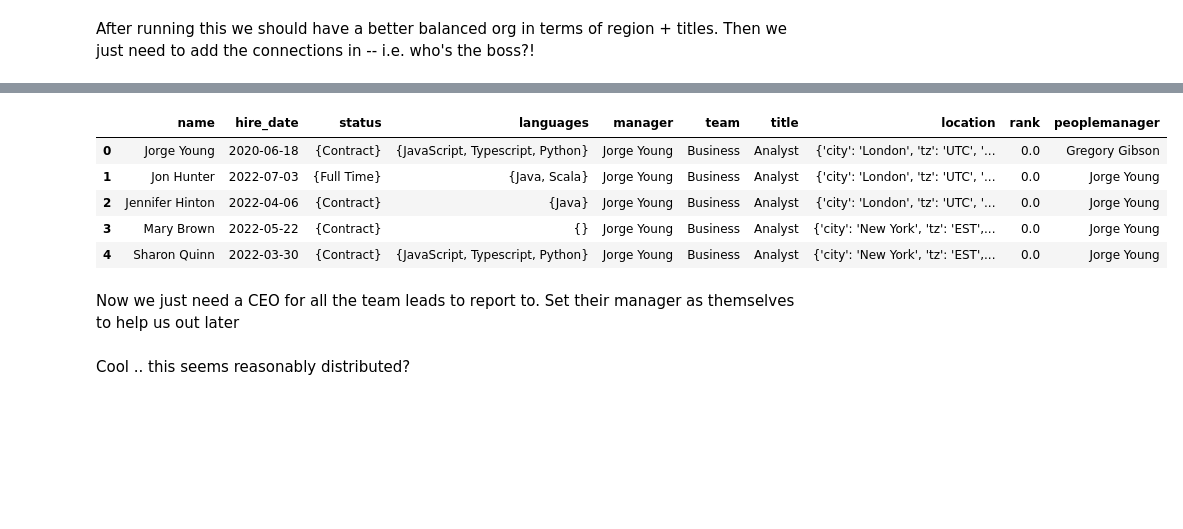
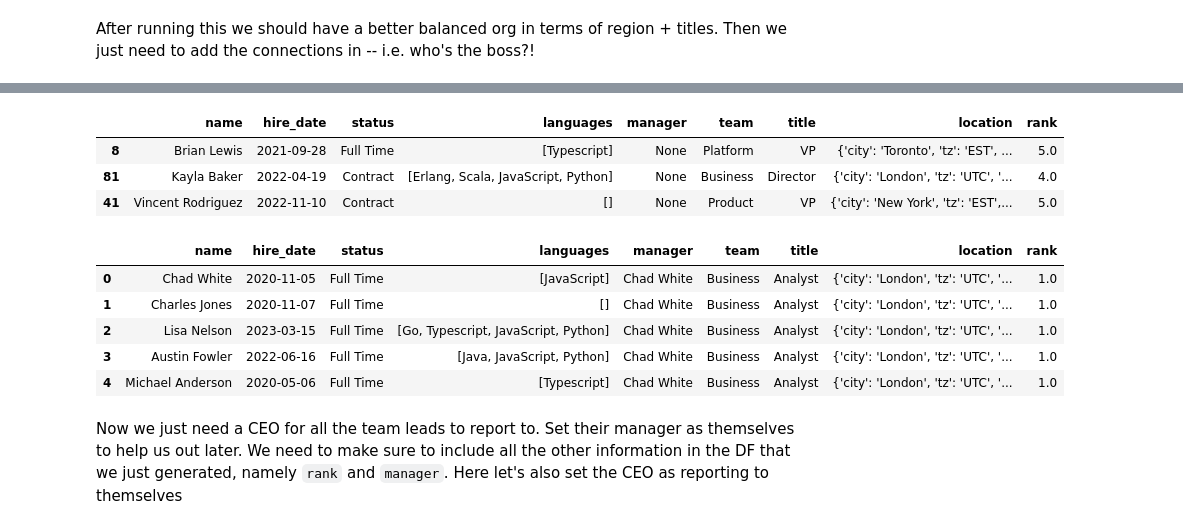
Before and after one commit to lucasdurand/network-graph-tutorial, a Jupyter notebook: Part 0 - The Data/Solution.ipynb, the cells around one changed output, grey strips where cells are left out. Saved outputs shown, nothing was run; the diff lists cells and outputs as text; code cells hidden in the pictures; blank space fills up the shorter version.

Commit message:
Clean up pass on part0,1

```diff
--- a/Part 0 - The Data/Solution.ipynb
+++ b/Part 0 - The Data/Solution.ipynb
@@ -33,14 +139,13 @@ This is a good start but ... it's kind of wonky. We have people all over the wor
 # %%
 import numpy as np
 import random
-
 
 def choose_a_few(
     options: list[str],
     weights: list[int | float] = None,
     max_choices: int = None,
     min_choices: int = 0,
-) -> set[str]:
+) -> list[str]:
     """A helpful function to pick a random number of choices from a list of options
 
     By default skews the weights toward the first options in the list"""
@@ -53,4 +158,4 @@ def choose_a_few(
 
     # make the choices
     choices = random.choices(options, weights=weights, k=n_choices)
-    return set(choices)
+    return list(set(choices))
@@ -88,30 +180,10 @@ Now to make some people:
 # %%
-import pandas as pd
-import numpy as np
-from faker import Faker
-import random
-
-# create some fake data
-fake = Faker()
-
-employment = {"Full Time": 0.7, "Part Time": 0.05, "Contract": 0.3}
-languages = {
-    "Python": 0.25,
-    "Scala": 0.1,
-    "Go": 0.08,
-    "JavaScript": 0.3,
-    "Java": 0.3,
-    "Typescript": 0.17,
-    "Erlang": 0.01,
-    "Elixir": 0.001,
-}
-
 def make_person() -> Person:
     return Person(
         name = fake.name(),
         hire_date = fake.date_between(start_date="-3y", end_date="today"),
-        status = choose_a_few(list(employment), max_choices=1, min_choices=1),
-        languages = choose_a_few(list(languages.keys()), weights=list(languages.values())),
+        status = fake.employment(),
+        languages = fake.programming_languages(),
         team = None, # hrmmmm this is harder
         title = None, # let's be smarter with this
         location = None, # let's also be smarter with this
@@ -187,8 +258,8 @@ def make_person() -> Person:
     return Person(
         name = fake.name(),
         hire_date = fake.date_between(start_date="-3y", end_date="today"),
-        status = choose_a_few(list(employment), max_choices=1, min_choices=1),
-        languages = choose_a_few(list(languages.keys()), weights=list(languages.values()), min_choices=technical),
+        status = fake.employment(),
+        languages = fake.programming_languages(),
         **title_city_team_,
     )
 # %%
@@ -206,40 +283,47 @@ So, let's group by Team and then pick a manager for everyone:
 # %%
+# calculate team ranks
 ranks = {team: {title: rank + 1 for rank,title in enumerate(titles)} for team, titles in TEAM_TITLES.items()}
 for team in ranks:
     people_df.loc[people_df.team==team, "rank"] = people_df.loc[people_df.team==team].title.map(ranks[team])
 people_df = people_df.sort_values(by=["team","rank"])
+people_df.sample(3)
+# %% [output]
+|  | name | hire_date | status | languages | manager | team | title | location | rank |
+| 8 | Brian Lewis | 2021-09-28 | Full Time | [Typescript] | None | Platform | VP | {'city': 'Toronto', 'tz': 'EST', ... | 5.0 |
+| 81 | Kayla Baker | 2022-04-19 | Contract | [Erlang, Scala, JavaScript, Python] | None | Business | Director | {'city': 'London', 'tz': 'UTC', '... | 4.0 |
+| 41 | Vincent Rodriguez | 2022-11-10 | Contract | [] | None | Product | VP | {'city': 'New York', 'tz': 'EST',... | 5.0 |
 # %%
+# determine supervisor
 def naivereportsto(row, df):
     supervisor = (
         df[(df.index < row.name)].query(f"""rank <= {row["rank"]}-1""").tail(1)["name"]
     )
     supervisor = supervisor.item() if not supervisor.empty else None
     peer = df[(df.index < row.name)].query(f"""rank  == {row["rank"]}""").head(1)["name"]
     peer = peer.item() if not peer.empty else None
     return supervisor or peer or row["name"]
 
 
 def reportsto(df):
     return df.assign(manager=df.apply(naivereportsto, df=df, axis=1))
 
 
 def supervisors(df):
-    df["peoplemanager"] = df.apply(naivereportsto, df=df, axis=1)
     df = df.groupby("team", group_keys=False).apply(reportsto).reset_index(drop=True)
     return df
 
 
 people_df = people_df.pipe(supervisors)
 people_df.head(5)
 # %% [output]
-|  | name | hire_date | status | languages | manager | team | title | location | rank | peoplemanager |
-| 0 | Jorge Young | 2020-06-18 | {Contract} | {JavaScript, Typescript, Python} | Jorge Young | Business | Analyst | {'city': 'London', 'tz': 'UTC', '... | 0.0 | Gregory Gibson |
-| 1 | Jon Hunter | 2022-07-03 | {Full Time} | {Java, Scala} | Jorge Young | Business | Analyst | {'city': 'London', 'tz': 'UTC', '... | 0.0 | Jorge Young |
-| 2 | Jennifer Hinton | 2022-04-06 | {Contract} | {Java} | Jorge Young | Business | Analyst | {'city': 'London', 'tz': 'UTC', '... | 0.0 | Jorge Young |
-| 3 | Mary Brown | 2022-05-22 | {Contract} | {} | Jorge Young | Business | Analyst | {'city': 'New York', 'tz': 'EST',... | 0.0 | Jorge Young |
-| 4 | Sharon Quinn | 2022-03-30 | {Contract} | {JavaScript, Typescript, Python} | Jorge Young | Business | Analyst | {'city': 'New York', 'tz': 'EST',... | 0.0 | Jorge Young |
+|  | name | hire_date | status | languages | manager | team | title | location | rank |
+| 0 | Chad White | 2020-11-05 | Full Time | [JavaScript] | Chad White | Business | Analyst | {'city': 'London', 'tz': 'UTC', '... | 1.0 |
+| 1 | Charles Jones | 2020-11-07 | Full Time | [] | Chad White | Business | Analyst | {'city': 'London', 'tz': 'UTC', '... | 1.0 |
+| 2 | Lisa Nelson | 2023-03-15 | Full Time | [Go, Typescript, JavaScript, Python] | Chad White | Business | Analyst | {'city': 'London', 'tz': 'UTC', '... | 1.0 |
+| 3 | Austin Fowler | 2022-06-16 | Full Time | [Java, JavaScript, Python] | Chad White | Business | Analyst | {'city': 'London', 'tz': 'UTC', '... | 1.0 |
+| 4 | Michael Anderson | 2020-05-06 | Full Time | [Typescript] | Chad White | Business | Analyst | {'city': 'London', 'tz': 'UTC', '... | 1.0 |
 # %% [markdown]
-Now we just need a CEO for all the team leads to report to. Set their manager as themselves to help us out later
+Now we just need a CEO for all the team leads to report to. Set their manager as themselves to help us out later. We need to make sure to include all the other information in the DF that we just generated, namely `rank` and `manager`. Here let's also set the CEO as reporting to themselves
 # %%
 CEO = make_person().__dict__ | {"team":"CEO", "title":"CEO", "status":"Full Time"}
 CEO["location"] = CEO["location"].__dict__
@@ -247,5 +331,3 @@ people_df = pd.concat([people_df, pd.DataFrame([CEO])])
 CEO_mask = people_df.name==CEO["name"]
 people_df.loc[(people_df.manager == people_df.name) | CEO_mask ,"manager"]=CEO["name"]
 people_df.loc[CEO_mask, "rank"] = people_df["rank"].max()+1
-# %% [markdown]
-Cool .. this seems reasonably distributed?
```
Also changed, not shown: parts of 30 cells of this notebook, 1 other file.
